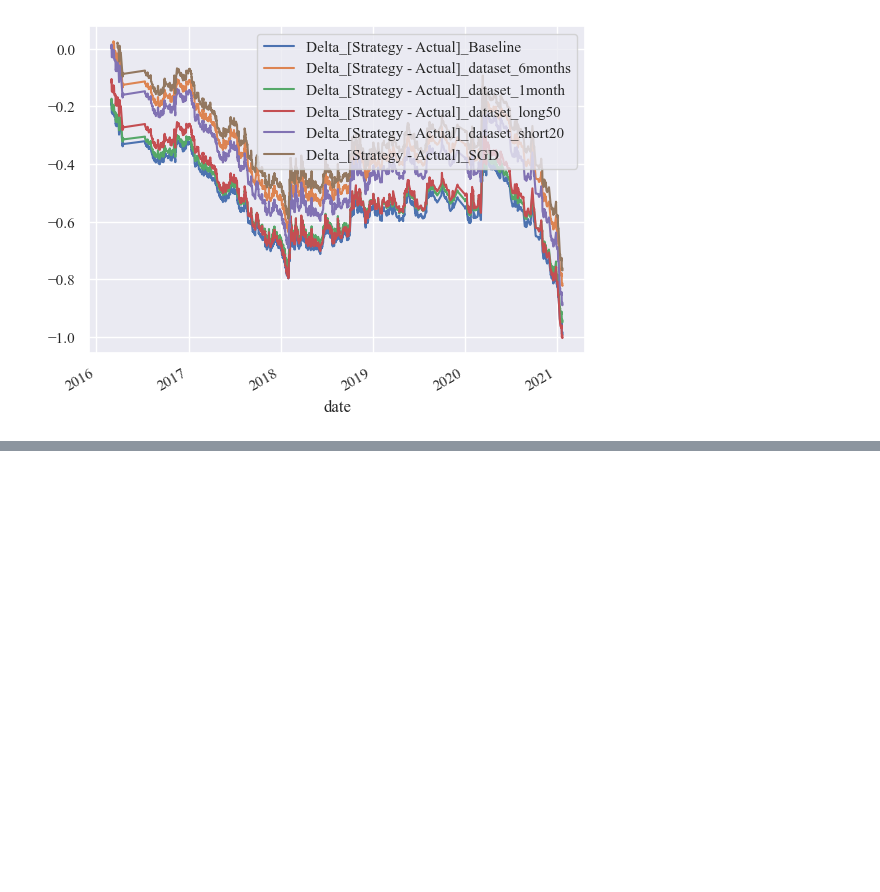
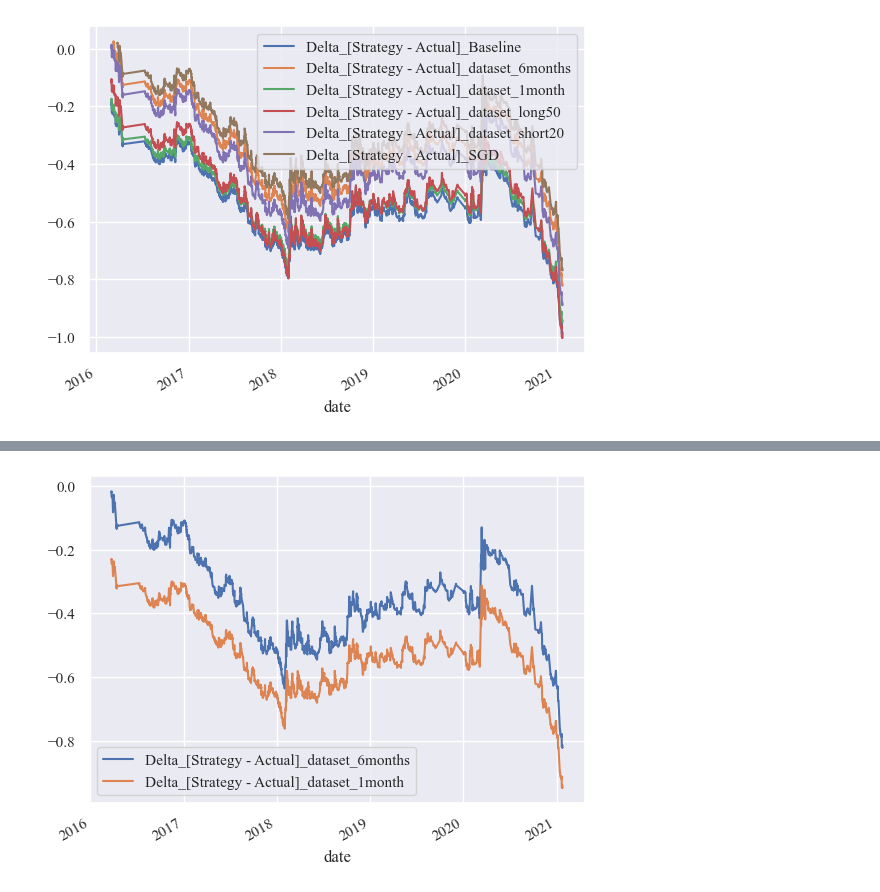
Before and after one commit to Bakoroba/machine_learning_trading_bot, a Jupyter notebook: machine_learning_trading_bot.ipynb, the cells around one changed output, grey strips where cells are left out. Saved outputs shown, nothing was run; the diff lists cells and outputs as text; code cells hidden in the pictures; blank space fills up the shorter version.

```diff
--- a/machine_learning_trading_bot.ipynb
+++ b/machine_learning_trading_bot.ipynb
@@ -637,0 +650,8 @@ tune_analysis_svc.plot().figure.savefig('Delta_[Strategy - Actual]_SVC_vs_SGD.pn
+# %%
+tune_dataset_svc = pd.DataFrame(index=X_test.index)
+# %%
+tune_dataset_svc['Delta_[Strategy - Actual]_dataset_6months'] = dataset_6months_actual_vs_strategy_svc['Delta_[Strategy - Actual]_dataset_6months']
+tune_dataset_svc['Delta_[Strategy - Actual]_dataset_1month'] = dataset_1month_actual_vs_strategy_svc['Delta_[Strategy - Actual]_dataset_1month']
+tune_dataset_svc.plot().figure.savefig('Delta_[Strategy - Actual]_dataset_svc.png')
+# %% [output]
+[figure, added]
```
Also changed, not shown: parts of 3 cells of this notebook, 3 other files.
